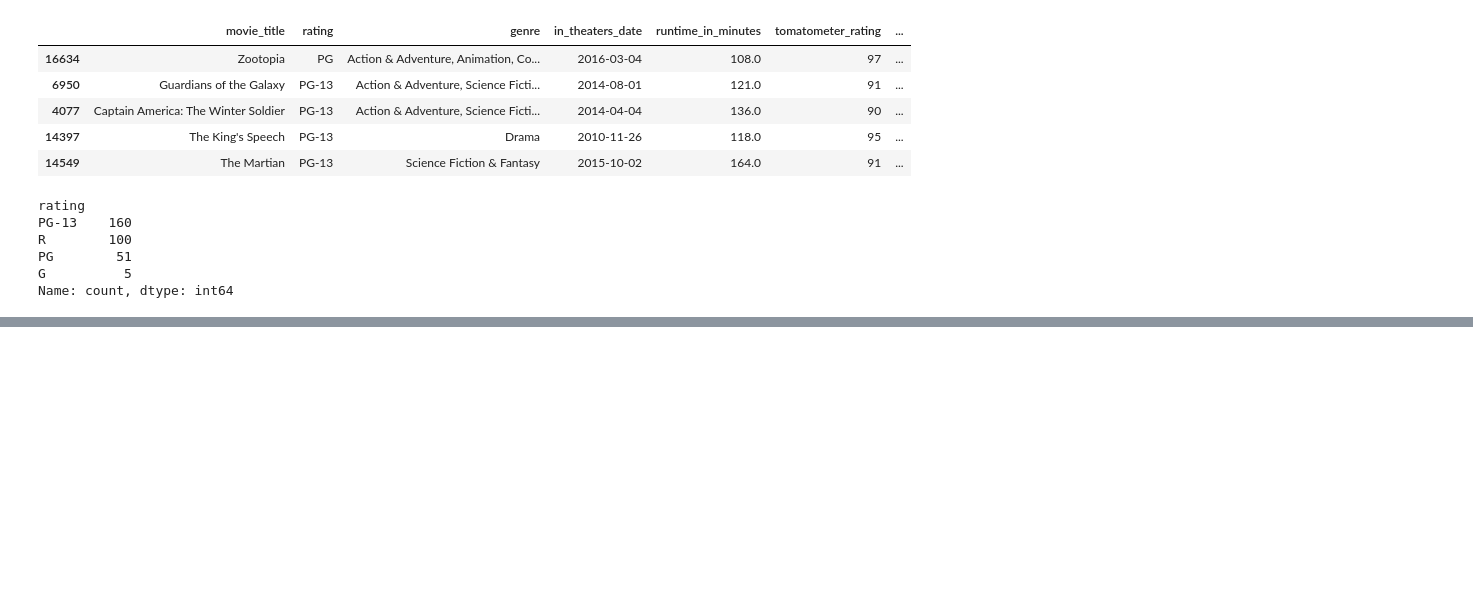
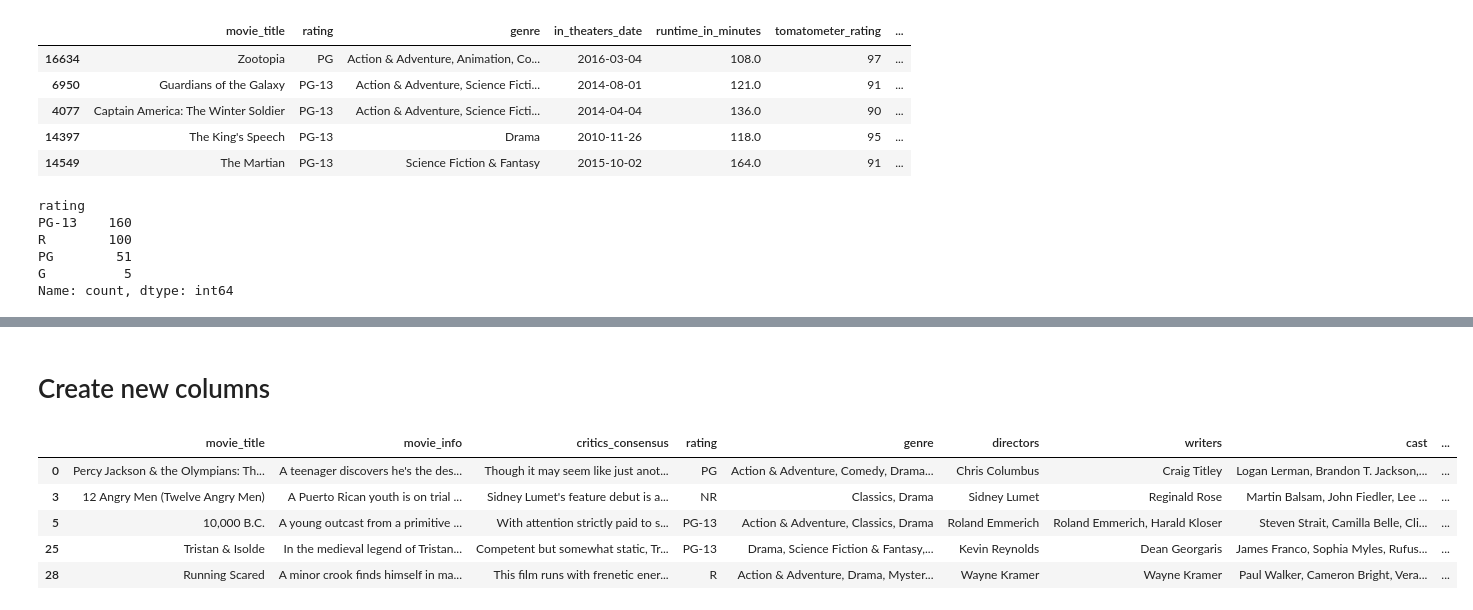
Before and after one commit to Jdalarmi/DataScience, a Jupyter notebook: app/Movie_Ratings/Assigment_solution.ipynb, the cells around one changed output, grey strips where cells are left out. Drawn from its saved outputs; the diff is of its cells as text; code cells hidden in the pictures; blank space fills up the shorter version.

```diff
--- a/app/Movie_Ratings/Assigment_solution.ipynb
+++ b/app/Movie_Ratings/Assigment_solution.ipynb
@@ -138 +133,12 @@ R        63.010000
 Name: audience_rating, dtype: float64
+# %% [markdown]
+# Create new columns
+# %%
+movies_popular.head()
+# %% [output]
+|  | movie_title | movie_info | critics_consensus | rating | genre | directors | writers | cast | ... |
+| 0 | Percy Jackson & the Olympians: Th... | A teenager discovers he's the des... | Though it may seem like just anot... | PG | Action & Adventure, Comedy, Drama... | Chris Columbus | Craig Titley | Logan Lerman, Brandon T. Jackson,... | ... |
+| 3 | 12 Angry Men (Twelve Angry Men) | A Puerto Rican youth is on trial ... | Sidney Lumet's feature debut is a... | NR | Classics, Drama | Sidney Lumet | Reginald Rose | Martin Balsam, John Fiedler, Lee ... | ... |
+| 5 | 10,000 B.C. | A young outcast from a primitive ... | With attention strictly paid to s... | PG-13 | Action & Adventure, Classics, Drama | Roland Emmerich | Roland Emmerich, Harald Kloser | Steven Strait, Camilla Belle, Cli... | ... |
+| 25 | Tristan & Isolde | In the medieval legend of Tristan... | Competent but somewhat static, Tr... | PG-13 | Drama, Science Fiction & Fantasy,... | Kevin Reynolds | Dean Georgaris | James Franco, Sophia Myles, Rufus... | ... |
+| 28 | Running Scared | A minor crook finds himself in ma... | This film runs with frenetic ener... | R | Action & Adventure, Drama, Myster... | Wayne Kramer | Wayne Kramer | Paul Walker, Cameron Bright, Vera... | ... |
```
Also changed, not shown: parts of 16 cells of this notebook.
